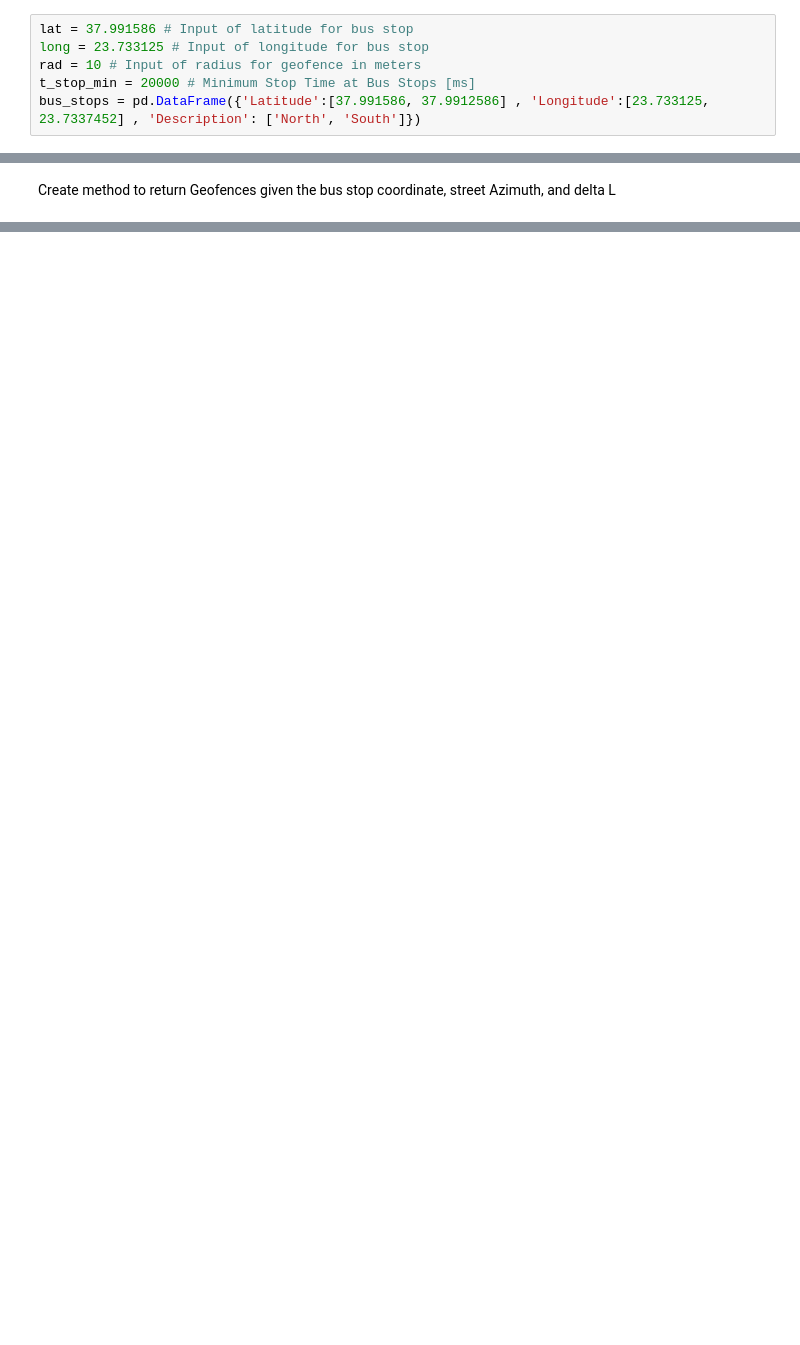
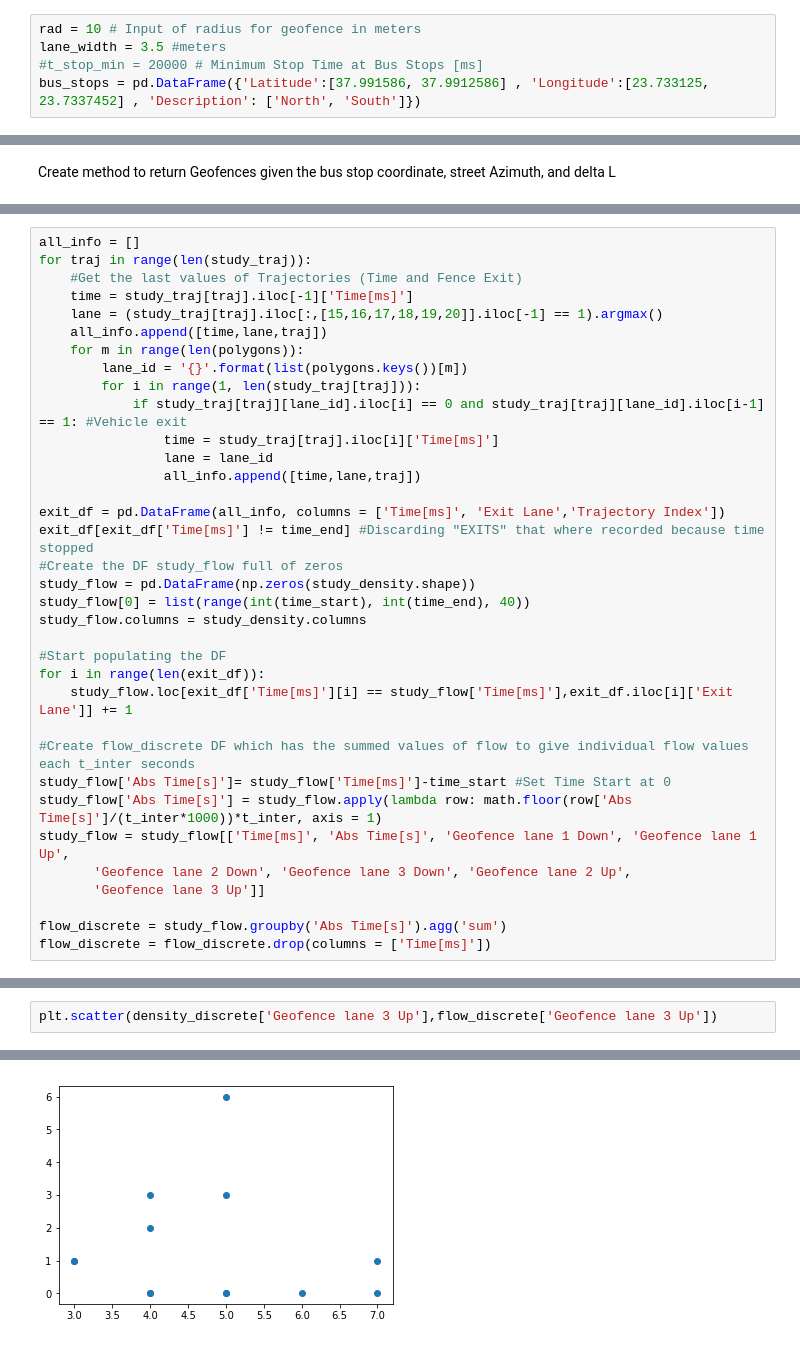
Before and after one commit to maxjara44/Project_Drones, a Jupyter notebook: Proyect Drones.ipynb, the cells around one changed output, grey strips where cells are left out. Cells and saved outputs as stored; diff of their text form; blank space fills up the shorter version.

```diff
--- a/Proyect Drones.ipynb
+++ b/Proyect Drones.ipynb
@@ -123,10 +123,9 @@ Time was 0 minutes and 45 seconds.
 # %% [markdown]
 Select and customize parameters to alter results.
 # %%
-lat = 37.991586 # Input of latitude for bus stop
-long = 23.733125 # Input of longitude for bus stop
 rad = 10 # Input of radius for geofence in meters
-t_stop_min = 20000 # Minimum Stop Time at Bus Stops [ms]
+lane_width = 3.5 #meters
+#t_stop_min = 20000 # Minimum Stop Time at Bus Stops [ms]
 bus_stops = pd.DataFrame({'Latitude':[37.991586, 37.9912586] , 'Longitude':[23.733125, 23.7337452] , 'Description': ['North', 'South']})
 # %% [markdown]
 function to return time in mm:ss from ms
@@ -481,0 +574,35 @@ study_traj[0]
+# %%
+all_info = []
+for traj in range(len(study_traj)):
+    #Get the last values of Trajectories (Time and Fence Exit)
+    time = study_traj[traj].iloc[-1]['Time[ms]']
+    lane = (study_traj[traj].iloc[:,[15,16,17,18,19,20]].iloc[-1] == 1).argmax()
+    all_info.append([time,lane,traj])
+    for m in range(len(polygons)):
+        lane_id = '{}'.format(list(polygons.keys())[m])
+        for i in range(1, len(study_traj[traj])):
+            if study_traj[traj][lane_id].iloc[i] == 0 and study_traj[traj][lane_id].iloc[i-1] == 1: #Vehicle exit
+                time = study_traj[traj].iloc[i]['Time[ms]']
+                lane = lane_id
+                all_info.append([time,lane,traj])
+
+exit_df = pd.DataFrame(all_info, columns = ['Time[ms]', 'Exit Lane','Trajectory Index'])
+exit_df[exit_df['Time[ms]'] != time_end] #Discarding "EXITS" that where recorded because time stopped
+#Create the DF study_flow full of zeros
+study_flow = pd.DataFrame(np.zeros(study_density.shape))
+study_flow[0] = list(range(int(time_start), int(time_end), 40))
+study_flow.columns = study_density.columns
+
+#Start populating the DF
+for i in range(len(exit_df)):
+    study_flow.loc[exit_df['Time[ms]'][i] == study_flow['Time[ms]'],exit_df.iloc[i]['Exit Lane']] += 1
+
+#Create flow_discrete DF which has the summed values of flow to give individual flow values each t_inter seconds
+study_flow['Abs Time[s]']= study_flow['Time[ms]']-time_start #Set Time Start at 0
+study_flow['Abs Time[s]'] = study_flow.apply(lambda row: math.floor(row['Abs Time[s]']/(t_inter*1000))*t_inter, axis = 1)
+study_flow = study_flow[['Time[ms]', 'Abs Time[s]', 'Geofence lane 1 Down', 'Geofence lane 1 Up',
+       'Geofence lane 2 Down', 'Geofence lane 3 Down', 'Geofence lane 2 Up',
+       'Geofence lane 3 Up']]
+
+flow_discrete = study_flow.groupby('Abs Time[s]').agg('sum')
+flow_discrete = flow_discrete.drop(columns = ['Time[ms]'])
@@ -481,0 +654,3 @@ study_traj[0]
+# %%
+plt.scatter(density_discrete['Geofence lane 3 Up'],flow_discrete['Geofence lane 3 Up'])
+# %% [output]
@@ -481,0 +658 @@ study_traj[0]
+[figure, added]
```
Also changed, not shown: parts of 44 cells of this notebook.
